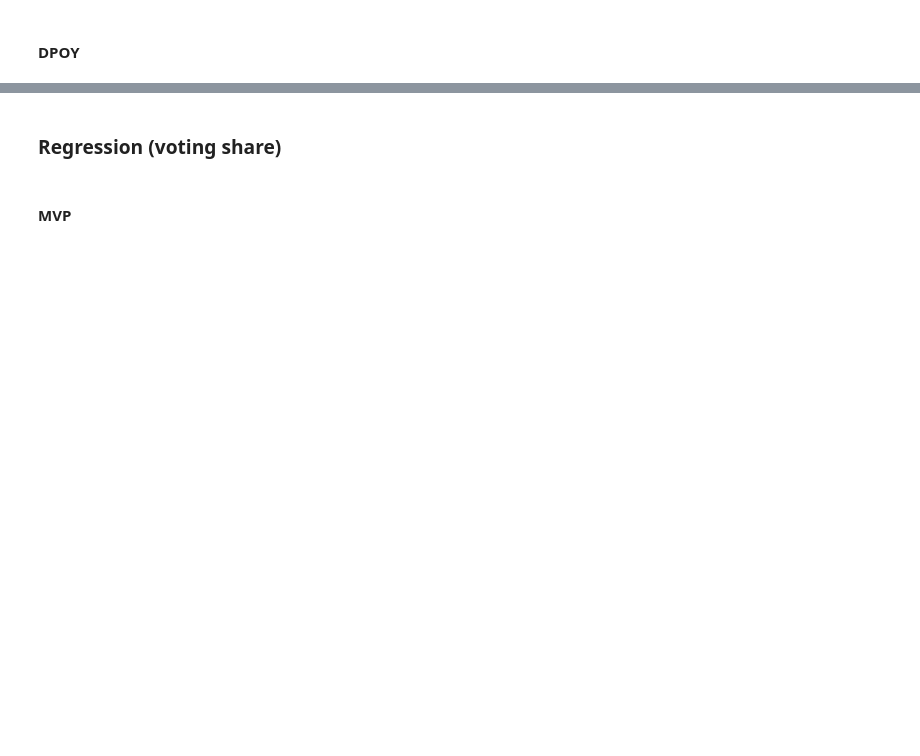
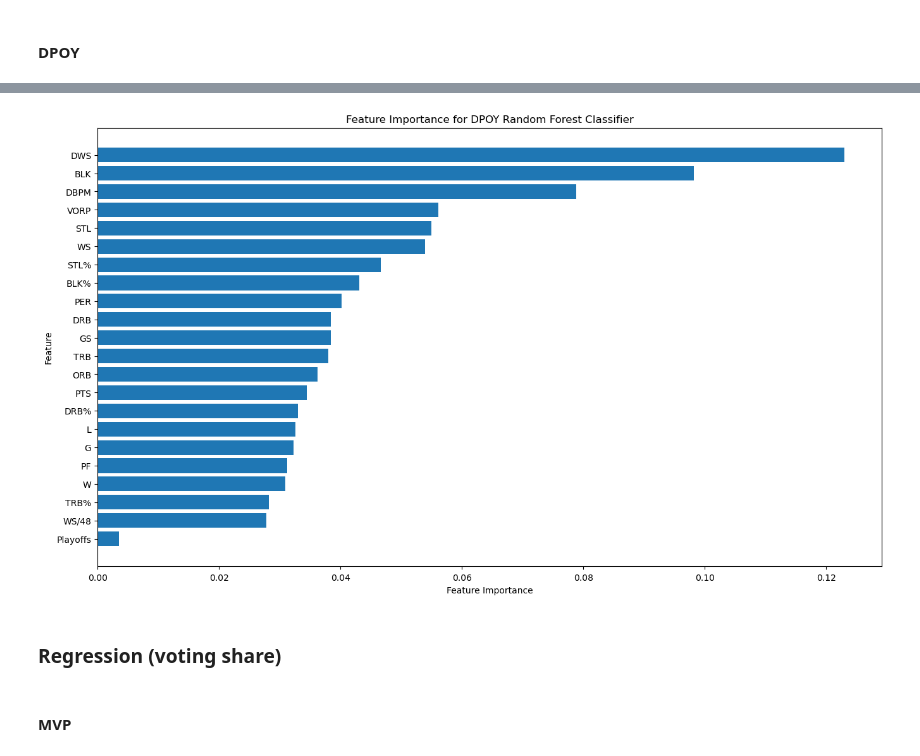
Before and after one commit to claykindiger/DSCI303FinalProject, a Jupyter notebook: FinalProject.ipynb, the cells around one changed output, grey strips where cells are left out. Drawn from its saved outputs; the diff is of its cells as text; code cells hidden in the pictures; blank space fills up the shorter version.

```diff
--- a/FinalProject.ipynb
+++ b/FinalProject.ipynb
@@ -317,9 +426,11 @@ for i in range(20,100,5):
 # %%
 i = 0
+dpoy_feat_imp = {}
 cols = list(dpoy_dataset.columns)
 for val in dpoy_clf.feature_importances_:
     if cols[i] == 'received_dpoy_votes':
         i += 1
         pass
+    dpoy_feat_imp[cols[i].split('_')[0]] = val
     print(f'The imporance of {cols[i]} = {val}')
     i += 1
@@ -326,3 +455,16 @@ for val in dpoy_clf.feature_importances_:
+# %%
+dpoy_feat_imp = {k: v for k, v in sorted(dpoy_feat_imp.items(), key=lambda item: item[1])}
+# %%
+fig, ax = plt.subplots(figsize =(16, 9))
+ax.barh(list(dpoy_feat_imp.keys()),list(dpoy_feat_imp.values()))
+ax.xaxis.set_tick_params(pad = 5)
+ax.set_title('Feature Importance for DPOY Random Forest Classifier')
+ax.set_ylabel('Feature')
+ax.set_xlabel('Feature Importance')
+
+fig.savefig('DPOY_Feature_Importance.png')
+# %% [output]
+[figure, added]
 # %% [markdown]
 ### Regression (voting share)
 # %% [markdown]
```
Also changed, not shown: parts of 22 cells of this notebook, 2 other files.
